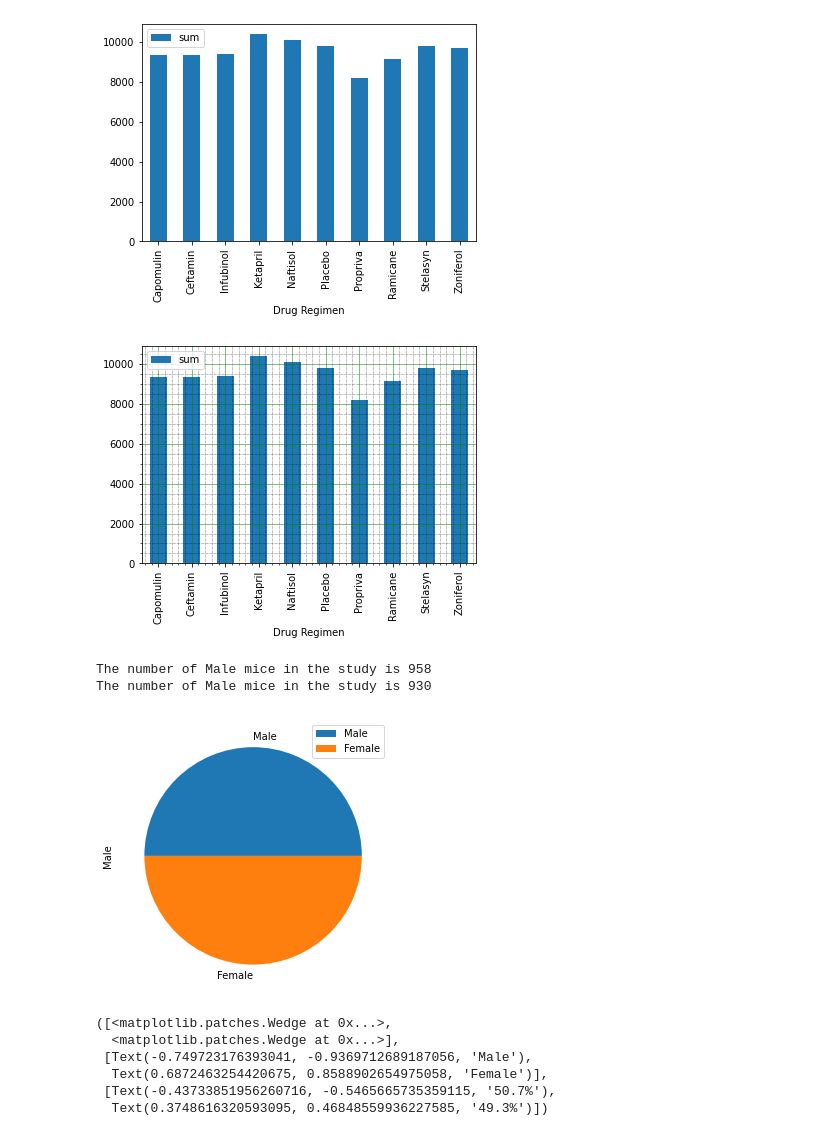
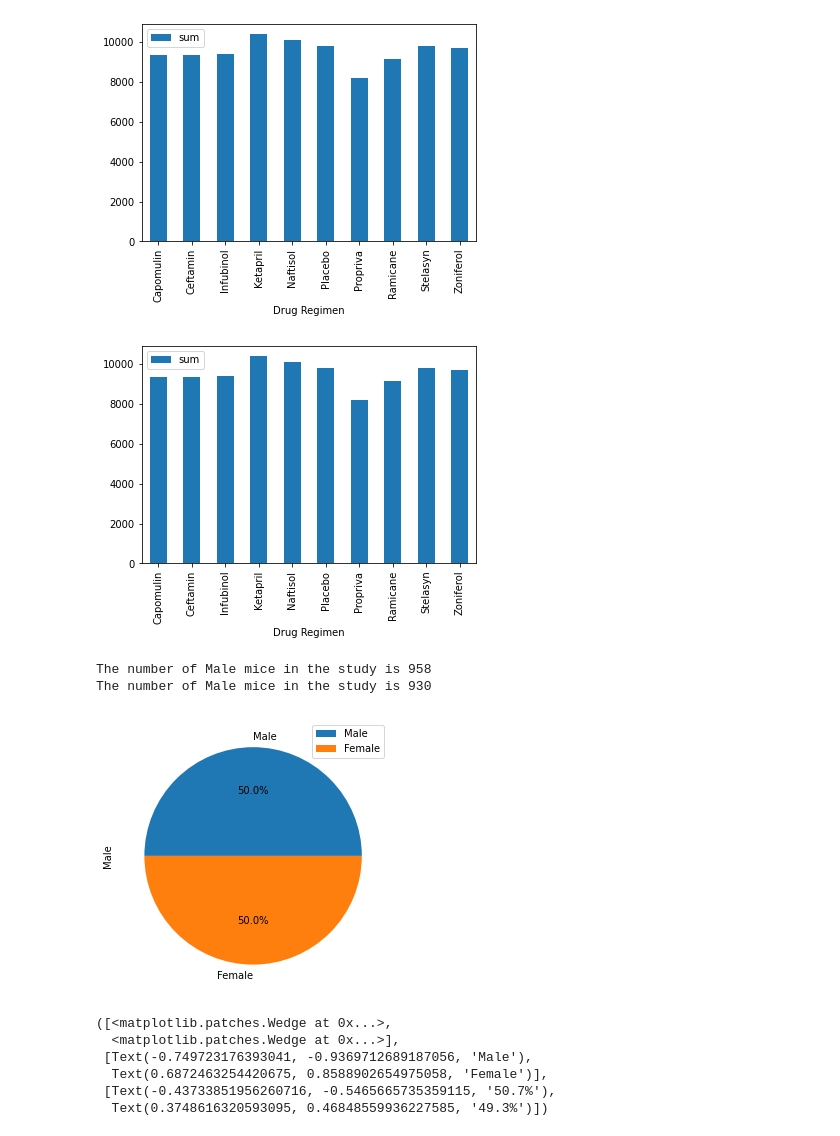
Before and after one commit to Yazz-01/Matplotlib_Pharma_Challenge, a Jupyter notebook: main_pharma.ipynb, the cells around one changed output. Cells and saved outputs as stored; diff of their text form; code cells hidden in the pictures.

```diff
--- a/main_pharma.ipynb
+++ b/main_pharma.ipynb
@@ -167,13 +168,10 @@ total_measures
 total_measures.plot(kind='bar')
 
 # Turn on the grid
-plt.minorticks_on()
-plt.grid(which='major', linestyle='-', linewidth='0.5', color='green')
-plt.grid(which='minor', linestyle=':', linewidth='0.5', color='black')
-
+plt.minorticks_off()
 plt.show()
 # %% [output]
-[figure, old version]
+[figure, new version]
 # %%
 # 3.--------Pie Charts
 # %%
@@ -191,11 +189,11 @@ The number of Male mice in the study is 930
 # %%
 # Generate a pie plot showing the distribution of female versus male mice using pandas
 
 male_female_df = pd.DataFrame({'Male':total_measur_male,'Female':total_measur_female}, index=["Male","Female"])
 
-male_female_plot = male_female_df.plot.pie(y="Male", x="Female", figsize=(5, 5))
+male_female_plot = male_female_df.plot.pie(y="Male", x="Female", figsize=(5, 5), autopct='%1.1f%%')
 # %% [output]
-[figure, old version]
+[figure, new version]
 # %%
 # Generate a pie plot showing the distribution of female versus male mice using pyplot
 
```
Also changed, not shown: parts of 2 cells of this notebook.
